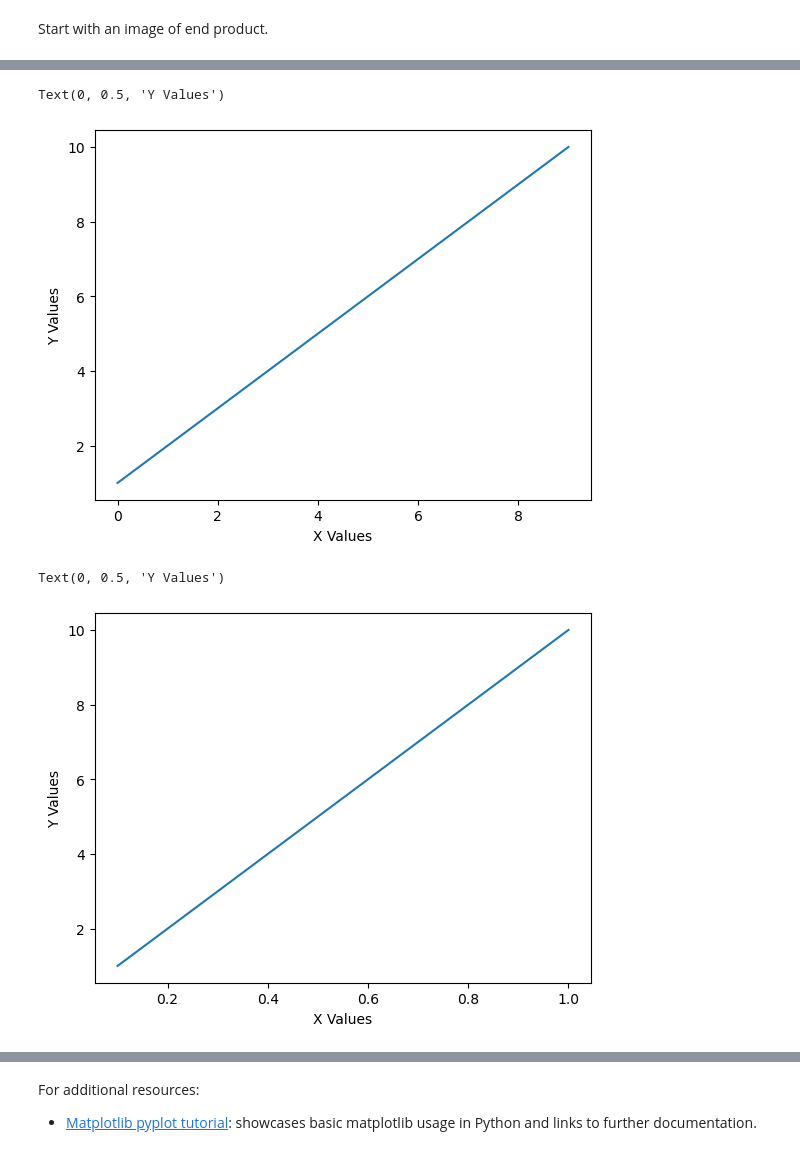
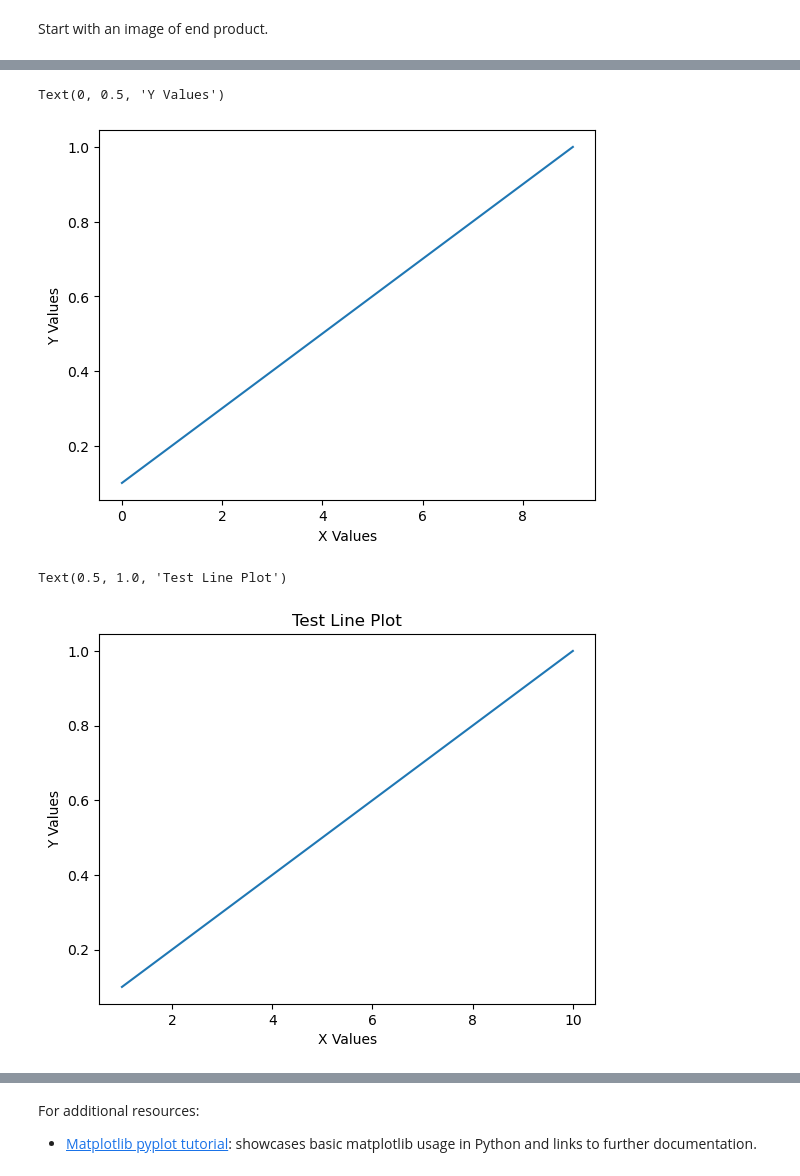
Before and after one commit to jkantorow/nucommlab-datavis-workshop, a Jupyter notebook: day-2/day2_python_plotting_basics.ipynb, the cells around one changed output, grey strips where cells are left out. Cells and saved outputs as stored; diff of their text form; code cells hidden in the pictures.

Commit message:
up to plotting multiple series

```diff
--- a/day-2/day2_python_plotting_basics.ipynb
+++ b/day-2/day2_python_plotting_basics.ipynb
@@ -18,4 +20,6 @@ plt.plot(data)
 # %%
+data = [0.1, 0.2, 0.3, 0.4, 0.5, 0.6, 0.7, 0.8, 0.9, 1.0]
+
 x_axis_label = 'X Values'
 y_axis_label = 'Y Values'
 
@@ -25,18 +29,21 @@ plt.xlabel(x_axis_label)
 plt.ylabel(y_axis_label)
 # %% [output]
 Text(0, 0.5, 'Y Values')
-[figure, old version]
+[figure, new version]
 # %%
-x_vals = [0.1, 0.2, 0.3, 0.4, 0.5, 0.6, 0.7, 0.8, 0.9, 1.0] # Explicitly defined x values
-y_vals = [1, 2, 3, 4, 5, 6, 7, 8, 9, 10] # Our original data now explicitly stated as the y values
+x_vals = [1, 2, 3, 4, 5, 6, 7, 8, 9, 10] # Let's make a list of explicitly defined X values
+data = [0.1, 0.2, 0.3, 0.4, 0.5, 0.6, 0.7, 0.8, 0.9, 1.0]
 
 x_axis_label = 'X Values'
 y_axis_label = 'Y Values'
 
-plt.plot(x_vals, y_vals)
+plt.plot(x_vals, data) # Matplotlib can take two arguments like so to plot X and Y explicitly
 
 plt.xlabel(x_axis_label)
 plt.ylabel(y_axis_label)
+
+# We can try adding a title here too:
+plt.title('Test Line Plot')
 # %% [output]
-Text(0, 0.5, 'Y Values')
+Text(0.5, 1.0, 'Test Line Plot')
-[figure, old version]
+[figure, new version]
```
Also changed, not shown: parts of 10 cells of this notebook.
